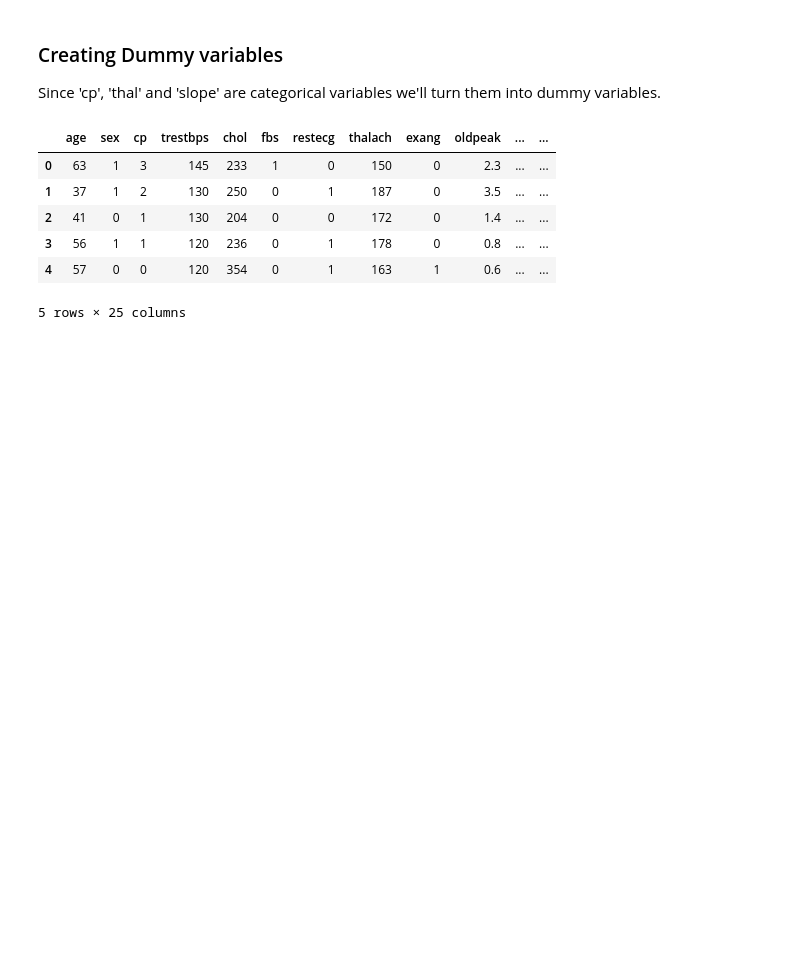
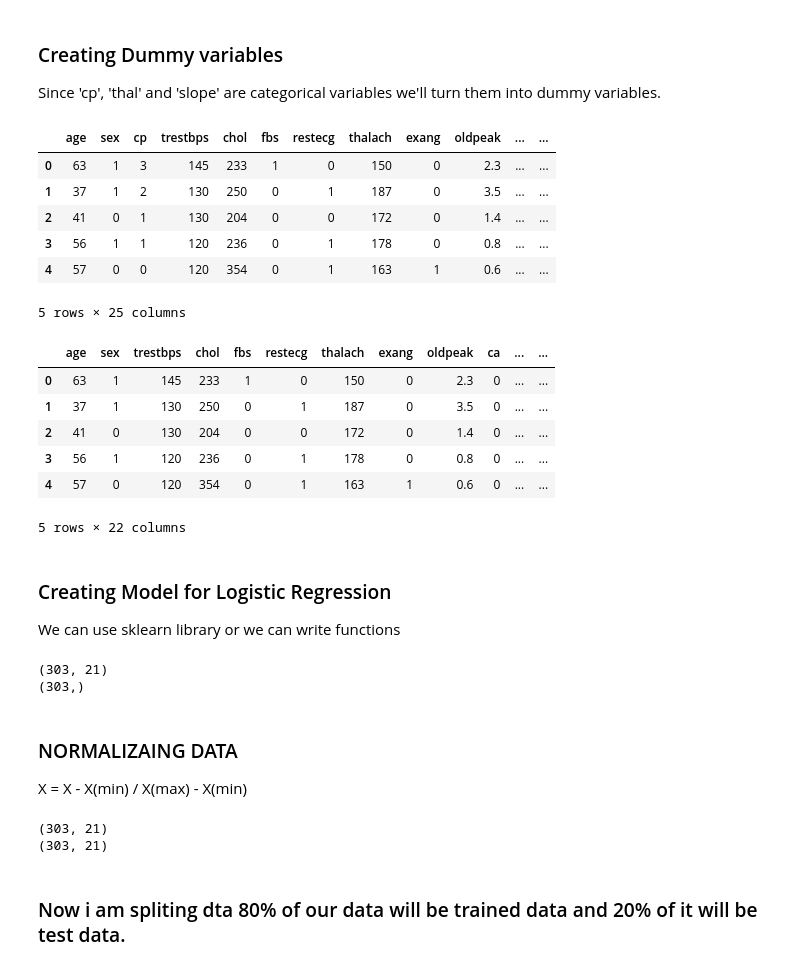
Before and after one commit to TA-ashrafi/Heart-Disease-Classification-Using-Machine-Learning, a Jupyter notebook: project.ipynb, the cells around one changed output. Cells and saved outputs as stored; diff of their text form; code cells hidden in the pictures; blank space fills up the shorter version.

```diff
--- a/project.ipynb
+++ b/project.ipynb
@@ -180,3 +180,39 @@ df.head()
 | 3 | 56 | 1 | 1 | 120 | 236 | 0 | 1 | 178 | 0 | 0.8 | ... | ... |
 | 4 | 57 | 0 | 0 | 120 | 354 | 0 | 1 | 163 | 1 | 0.6 | ... | ... |
 5 rows × 25 columns
+# %%
+df = df.drop(columns = ['cp', 'thal', 'slope'])
+df.head()
+# %% [output]
+|  | age | sex | trestbps | chol | fbs | restecg | thalach | exang | oldpeak | ca | ... | ... |
+| 0 | 63 | 1 | 145 | 233 | 1 | 0 | 150 | 0 | 2.3 | 0 | ... | ... |
+| 1 | 37 | 1 | 130 | 250 | 0 | 1 | 187 | 0 | 3.5 | 0 | ... | ... |
+| 2 | 41 | 0 | 130 | 204 | 0 | 0 | 172 | 0 | 1.4 | 0 | ... | ... |
+| 3 | 56 | 1 | 120 | 236 | 0 | 1 | 178 | 0 | 0.8 | 0 | ... | ... |
+| 4 | 57 | 0 | 120 | 354 | 0 | 1 | 163 | 1 | 0.6 | 0 | ... | ... |
+5 rows × 22 columns
+# %% [markdown]
+### Creating Model for Logistic Regression
+We can use sklearn library or we can write functions
+# %%
+y = df.target.values
+x_data = df.drop(['target'] , axis=1)
+#print(x_data)
+print(x_data.shape)
+print(y.shape)
+# %% [output]
+(303, 21)
+(303,)
+# %% [markdown]
+### NORMALIZAING DATA
+
+X = X - X(min) / X(max) - X(min)
+# %%
+x = (x_data - np.min(x_data)) / (np.max(x_data) - np.min(x_data))
+#print(x)
+print(x.shape)
+# %% [output]
+(303, 21)
+(303, 21)
+# %% [markdown]
+### Now i am spliting dta 80% of our data will be trained data and 20% of it will be test data.
```
Also changed, not shown: parts of 3 cells of this notebook.
